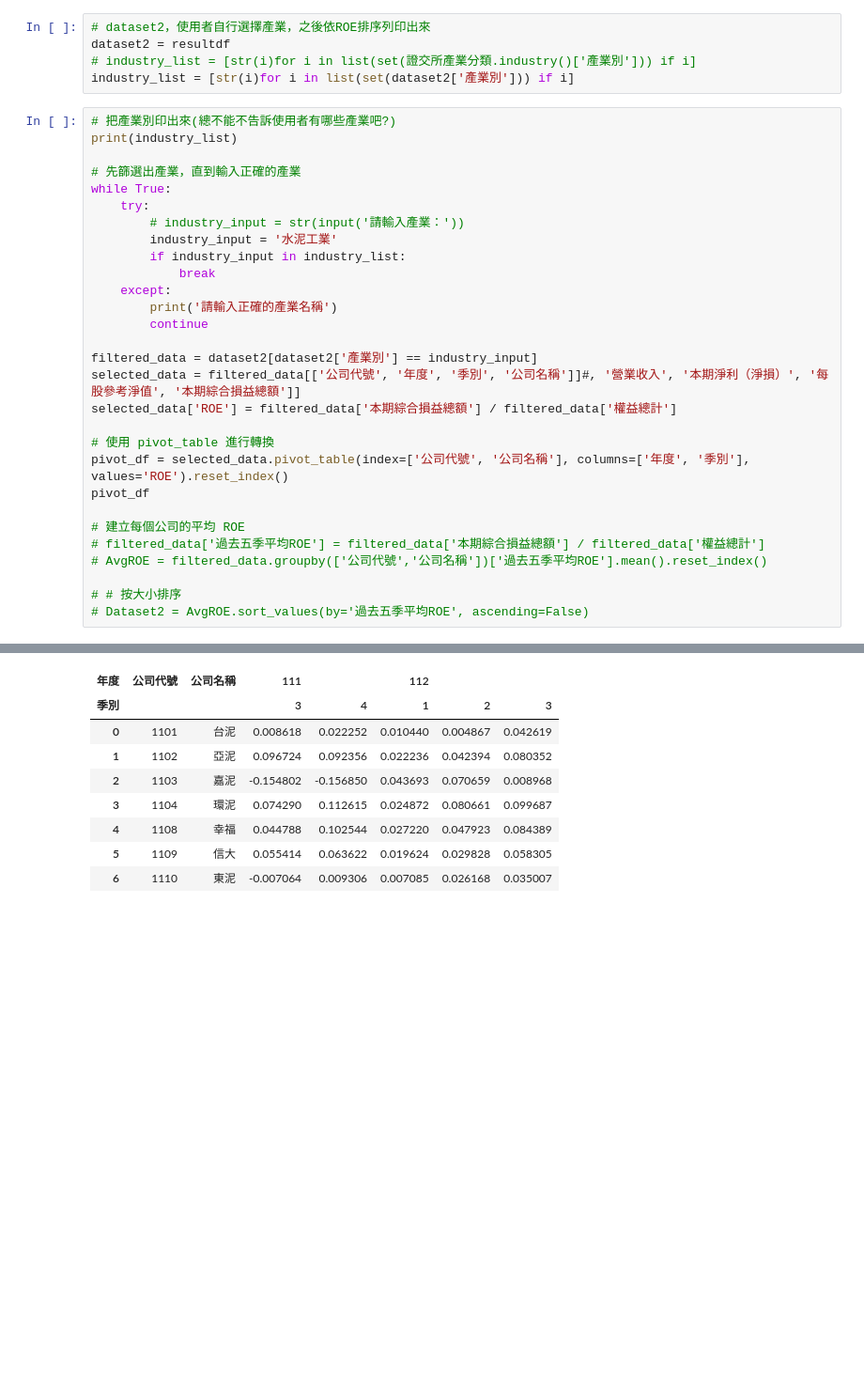
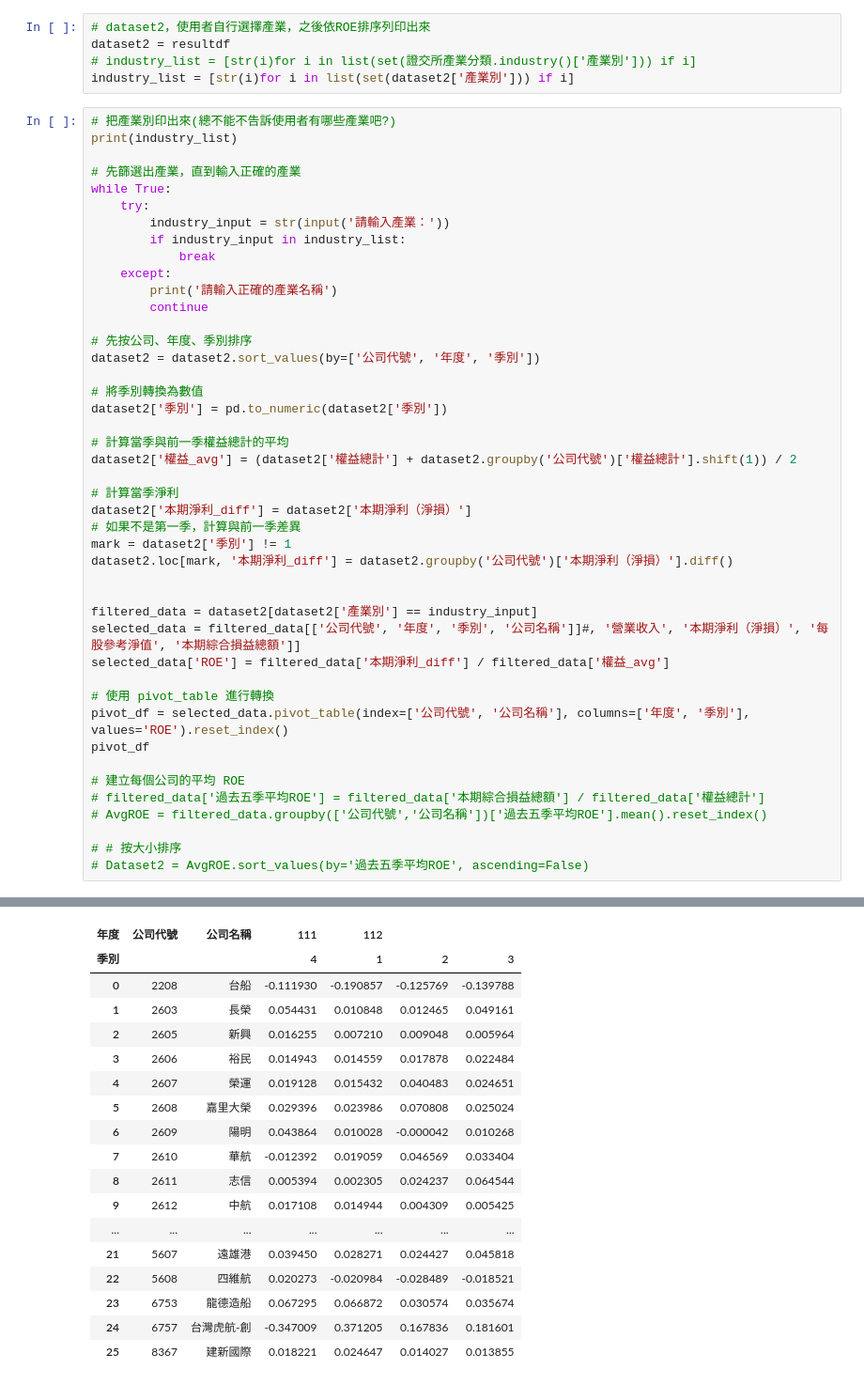
Before and after one commit to e19931107/ccClub_stock_analysis, a Jupyter notebook: Project/1223新增產業別.ipynb, the cells around one changed output, grey strips where cells are left out. Shown at 94% size. Drawn from its saved outputs; the diff is of its cells as text; blank space fills up the shorter version.

```diff
--- a/Project/1223新增產業別.ipynb
+++ b/Project/1223新增產業別.ipynb
@@ -261,17 +260,32 @@ print(industry_list)
 # 先篩選出產業，直到輸入正確的產業
 while True:
     try:
-        # industry_input = str(input('請輸入產業：'))
-        industry_input = '水泥工業'
+        industry_input = str(input('請輸入產業：'))
         if industry_input in industry_list:
             break
     except:
         print('請輸入正確的產業名稱')
         continue
 
+# 先按公司、年度、季別排序
+dataset2 = dataset2.sort_values(by=['公司代號', '年度', '季別'])
+
+# 將季別轉換為數值
+dataset2['季別'] = pd.to_numeric(dataset2['季別'])
+
+# 計算當季與前一季權益總計的平均
+dataset2['權益_avg'] = (dataset2['權益總計'] + dataset2.groupby('公司代號')['權益總計'].shift(1)) / 2
+
+# 計算當季淨利
+dataset2['本期淨利_diff'] = dataset2['本期淨利（淨損）']
+# 如果不是第一季，計算與前一季差異
+mark = dataset2['季別'] != 1
+dataset2.loc[mark, '本期淨利_diff'] = dataset2.groupby('公司代號')['本期淨利（淨損）'].diff()
+
+
 filtered_data = dataset2[dataset2['產業別'] == industry_input]
 selected_data = filtered_data[['公司代號', '年度', '季別', '公司名稱']]#, '營業收入', '本期淨利（淨損）', '每股參考淨值', '本期綜合損益總額']]
-selected_data['ROE'] = filtered_data['本期綜合損益總額'] / filtered_data['權益總計']
+selected_data['ROE'] = filtered_data['本期淨利_diff'] / filtered_data['權益_avg']
 
 # 使用 pivot_table 進行轉換
 pivot_df = selected_data.pivot_table(index=['公司代號', '公司名稱'], columns=['年度', '季別'], values='ROE').reset_index()
@@ -293,9 +307,18 @@ See the caveats in the documentation: https://pandas.pydata.org/pandas-docs/stab
-| 年度 | 公司代號 | 公司名稱 | 111 |  | 112 |  |  |
-| 季別 |  |  | 3 | 4 | 1 | 2 | 3 |
-| 0 | 1101 | 台泥 | 0.008618 | 0.022252 | 0.010440 | 0.004867 | 0.042619 |
-| 1 | 1102 | 亞泥 | 0.096724 | 0.092356 | 0.022236 | 0.042394 | 0.080352 |
-| 2 | 1103 | 嘉泥 | -0.154802 | -0.156850 | 0.043693 | 0.070659 | 0.008968 |
-| 3 | 1104 | 環泥 | 0.074290 | 0.112615 | 0.024872 | 0.080661 | 0.099687 |
-| 4 | 1108 | 幸福 | 0.044788 | 0.102544 | 0.027220 | 0.047923 | 0.084389 |
-| 5 | 1109 | 信大 | 0.055414 | 0.063622 | 0.019624 | 0.029828 | 0.058305 |
-| 6 | 1110 | 東泥 | -0.007064 | 0.009306 | 0.007085 | 0.026168 | 0.035007 |
+| 年度 | 公司代號 | 公司名稱 | 111 | 112 |  |  |
+| 季別 |  |  | 4 | 1 | 2 | 3 |
+| 0 | 2208 | 台船 | -0.111930 | -0.190857 | -0.125769 | -0.139788 |
+| 1 | 2603 | 長榮 | 0.054431 | 0.010848 | 0.012465 | 0.049161 |
+| 2 | 2605 | 新興 | 0.016255 | 0.007210 | 0.009048 | 0.005964 |
+| 3 | 2606 | 裕民 | 0.014943 | 0.014559 | 0.017878 | 0.022484 |
+| 4 | 2607 | 榮運 | 0.019128 | 0.015432 | 0.040483 | 0.024651 |
+| 5 | 2608 | 嘉里大榮 | 0.029396 | 0.023986 | 0.070808 | 0.025024 |
+| 6 | 2609 | 陽明 | 0.043864 | 0.010028 | -0.000042 | 0.010268 |
+| 7 | 2610 | 華航 | -0.012392 | 0.019059 | 0.046569 | 0.033404 |
+| 8 | 2611 | 志信 | 0.005394 | 0.002305 | 0.024237 | 0.064544 |
+| 9 | 2612 | 中航 | 0.017108 | 0.014944 | 0.004309 | 0.005425 |
+| ... | ... | ... | ... | ... | ... | ... |
+| 21 | 5607 | 遠雄港 | 0.039450 | 0.028271 | 0.024427 | 0.045818 |
+| 22 | 5608 | 四維航 | 0.020273 | -0.020984 | -0.028489 | -0.018521 |
+| 23 | 6753 | 龍德造船 | 0.067295 | 0.066872 | 0.030574 | 0.035674 |
+| 24 | 6757 | 台灣虎航-創 | -0.347009 | 0.371205 | 0.167836 | 0.181601 |
+| 25 | 8367 | 建新國際 | 0.018221 | 0.024647 | 0.014027 | 0.013855 |
```
Also changed, not shown: parts of 4 cells of this notebook.
